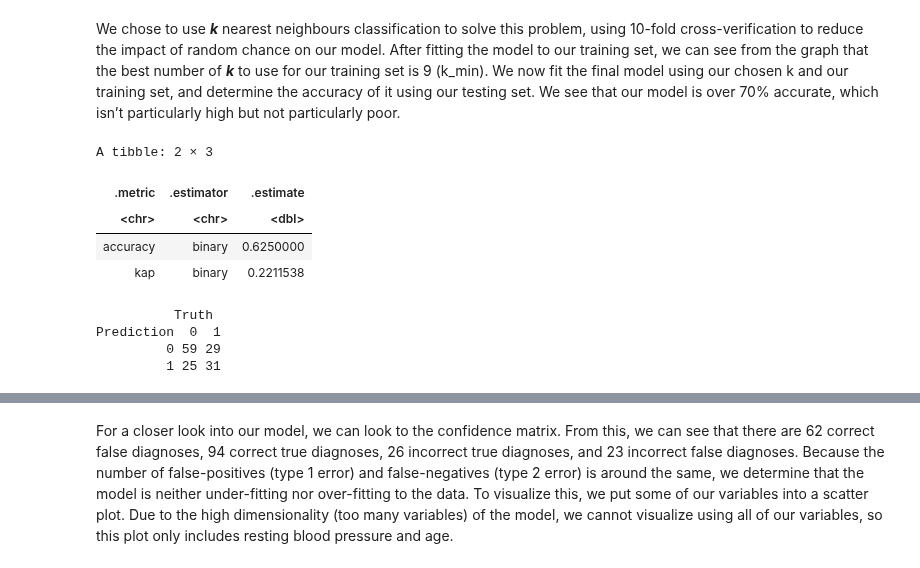
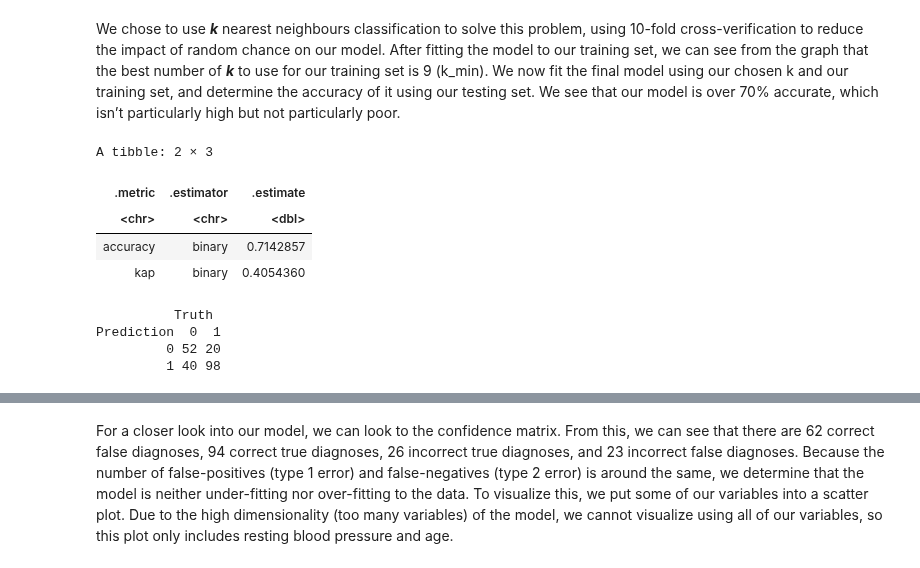
Before and after one commit to xonew/DSCI-100-002-Group-26, a Jupyter notebook: project_submission.ipynb, the cells around one changed output, grey strips where cells are left out. Cells and saved outputs as stored; diff of their text form; code cells hidden in the pictures.

```diff
--- a/project_submission.ipynb
+++ b/project_submission.ipynb
@@ -146,7 +151,7 @@ Each variable is weakly related to heart disease on its own. The goal of this pr
 # %%
 set.seed(727)
 # creating the recipe for everything
-heart_recipe <- recipe(num ~ age + trestbps + chol + max_hr , data = heart_train) |>
+heart_recipe <- recipe(num ~ age + trestbps + max_hr , data = heart_train) |>
   step_scale(all_predictors()) |>
   step_center(all_predictors())
 
@@ -194,31 +199,31 @@ We now fit the final model using our chosen k and our training set, and determin
 # %%
 set.seed(727)
 # creating the spec for the final model
 knn_spec_f <- nearest_neighbor(weight_func = "rectangular", neighbors = k_min) |>
   set_engine("kknn") |>
   set_mode("classification")
 
 #creating the workflow for the final model
 knn_fit <- workflow() |>
   add_recipe(heart_recipe) |>
   add_model(knn_spec_f) |>
   fit(data = heart_train)
 
 #determining the accuracy using our testing set
 predictions <- knn_fit |>
            predict(heart_test) |>
-          bind_cols(heart_test |> select(num, age, trestbps, chol, max_hr))
+          bind_cols(heart_test |> select(num, age, trestbps, max_hr))
 
 #metrics
 metrics <- predictions |>
            metrics(truth = num, estimate = .pred_class)
 metrics
 # %% [output]
 A tibble: 2 × 3
 | .metric | .estimator | .estimate |
 | <chr> | <chr> | <dbl> |
-| accuracy | binary | 0.6250000 |
-| kap | binary | 0.2211538 |
+| accuracy | binary | 0.7142857 |
+| kap | binary | 0.4054360 |
 # %%
 #confidence matrix
 conf_mat <- predictions |>
@@ -228,8 +233,8 @@ conf_mat
 # %% [output]
           Truth
 Prediction  0  1
-         0 59 29
-         1 25 31
+         0 52 20
+         1 40 98
 # %%
 #plot of predictions by error type
 errors <- predictions |>
```
Also changed, not shown: parts of 14 cells of this notebook.
